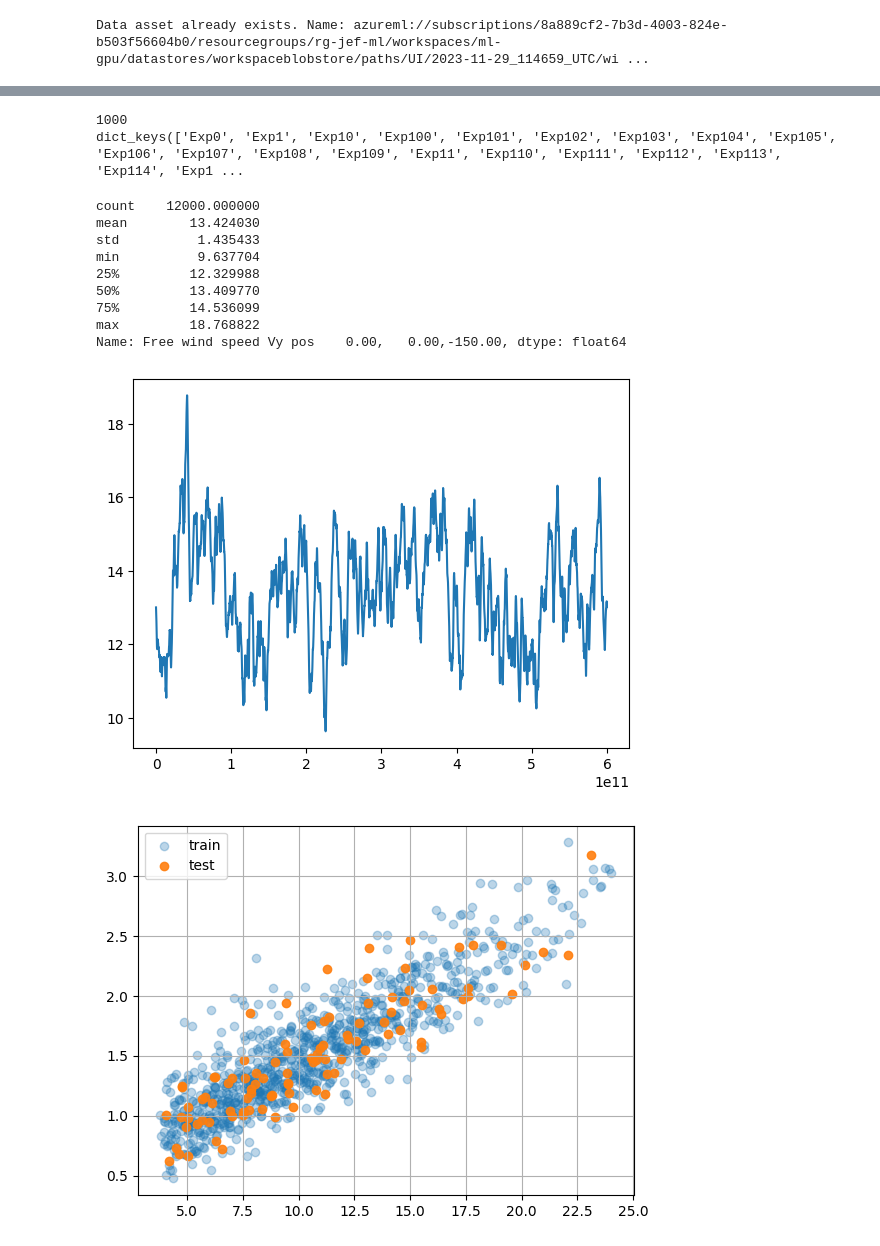
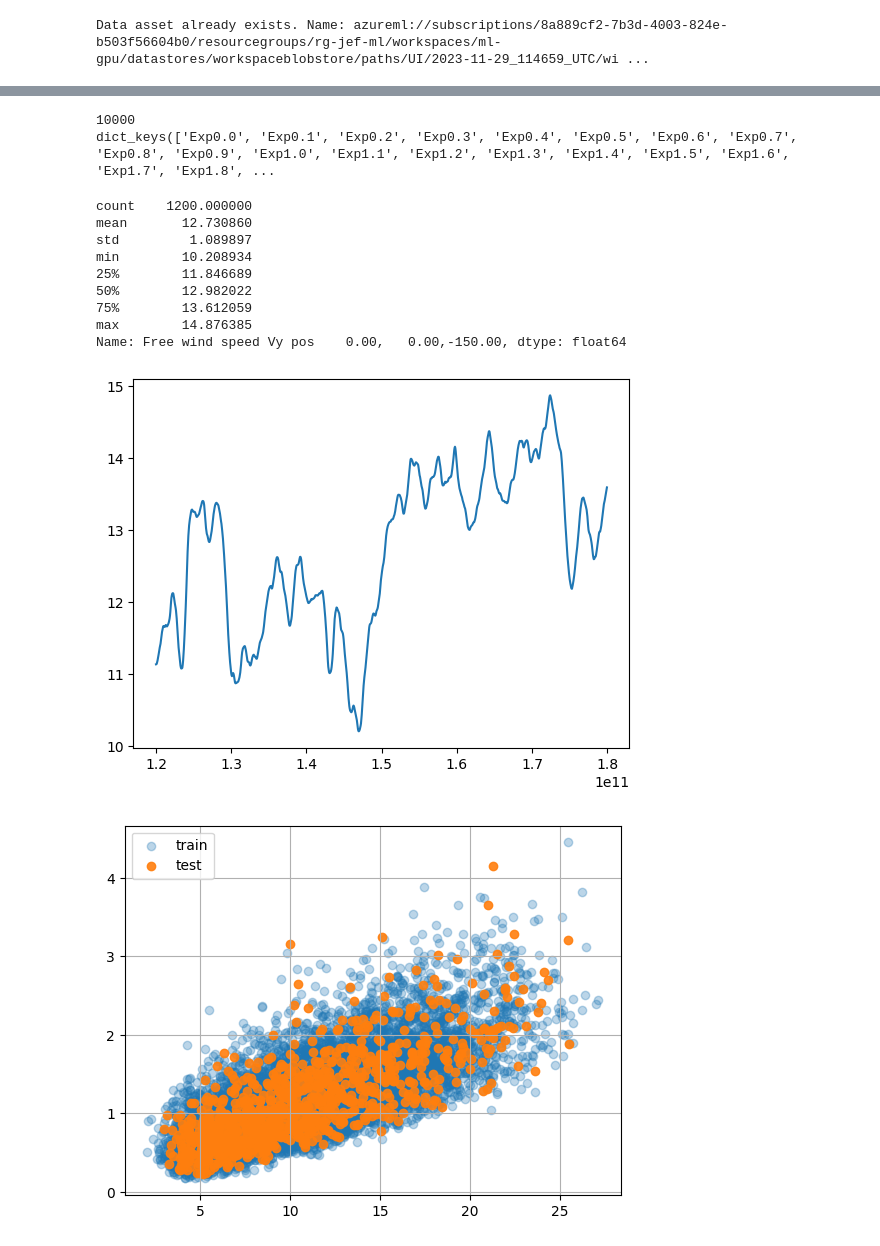
Before and after one commit to zwergon/wind_bench, a Jupyter notebook: notebooks/wind_process.ipynb, the cells around one changed output, grey strips where cells are left out. Drawn from its saved outputs; the diff is of its cells as text; code cells hidden in the pictures.

```diff
--- a/notebooks/wind_process.ipynb
+++ b/notebooks/wind_process.ipynb
@@ -39,7 +41,9 @@ wind_columns = [
 # %%
 import pandas as pd
 
-df = pd.read_parquet(data_asset.path, columns=wind_columns)
+parquet_file = "/R11-data/mpu/dataset/10000_1200/wind_bench.parquet"
+
+df = pd.read_parquet(parquet_file, columns=wind_columns)
 df.head()
 # %% [output]
 |  | id | Free wind speed Vx pos 0.00, 0.00... | Free wind speed Vy pos 0.00, 0.00... | Free wind speed Vz pos 0.00, 0.00... |
@@ -55,49 +59,49 @@ series = {k: v for k, v in df.groupby('id')}
 print(len(series))
 print(series.keys())
 # %% [output]
-1000
-dict_keys(['Exp0', 'Exp1', 'Exp10', 'Exp100', 'Exp101', 'Exp102', 'Exp103', 'Exp104', 'Exp105', 'Exp106', 'Exp107', 'Exp108', 'Exp109', 'Exp11', 'Exp110', 'Exp111', 'Exp112', 'Exp113', 'Exp114', 'Exp1 ...
+10000
+dict_keys(['Exp0.0', 'Exp0.1', 'Exp0.2', 'Exp0.3', 'Exp0.4', 'Exp0.5', 'Exp0.6', 'Exp0.7', 'Exp0.8', 'Exp0.9', 'Exp1.0', 'Exp1.1', 'Exp1.2', 'Exp1.3', 'Exp1.4', 'Exp1.5', 'Exp1.6', 'Exp1.7', 'Exp1.8', ...
 # %%
 import matplotlib.pyplot as plt
 
-idx = 2
+idx = "2.2"
 w_serie = series[f'Exp{idx}'].loc[:, wind_columns[2]]
 plt.plot(w_serie)
 print(w_serie.describe())
 # %% [output]
-count    12000.000000
-mean        13.424030
-std          1.435433
-min          9.637704
-25%         12.329988
-50%         13.409770
-75%         14.536099
-max         18.768822
+count    1200.000000
+mean       12.730860
+std         1.089897
+min        10.208934
+25%        11.846689
+50%        12.982022
+75%        13.612059
+max        14.876385
 Name: Free wind speed Vy pos    0.00,   0.00,-150.00, dtype: float64
-[figure, old version]
+[figure, new version]
 # %%
 import matplotlib.pyplot as plt
 
 import numpy as np
 train_w_mean = []
 train_w_std = []
 test_w_mean = []
 test_w_std = []
 train_test_ratio = 0.9
-for i in range(len(series)):
-    k = f"Exp{i}"
-    wf = series[k].loc[:, wind_columns[2]].to_numpy()
+for i, item in enumerate(series.items()):
+    k, v = item
+    wf = v.loc[:, wind_columns[2]].to_numpy()
     if i < int(train_test_ratio*len(series)):
         train_w_mean.append(np.mean(wf))
         train_w_std.append(np.std(wf))
     else:
         test_w_mean.append(np.mean(wf))
         test_w_std.append(np.std(wf))
 
 fig, ax = plt.subplots()
 ax.scatter(train_w_mean, train_w_std, label='train', alpha=.3 )
 ax.scatter(test_w_mean, test_w_std, label='test', alpha=.9)
 ax.legend()
 ax.grid(True)
 # %% [output]
-[figure, old version]
+[figure, new version]
```
Also changed, not shown: parts of 2 cells of this notebook, 4 other files.
